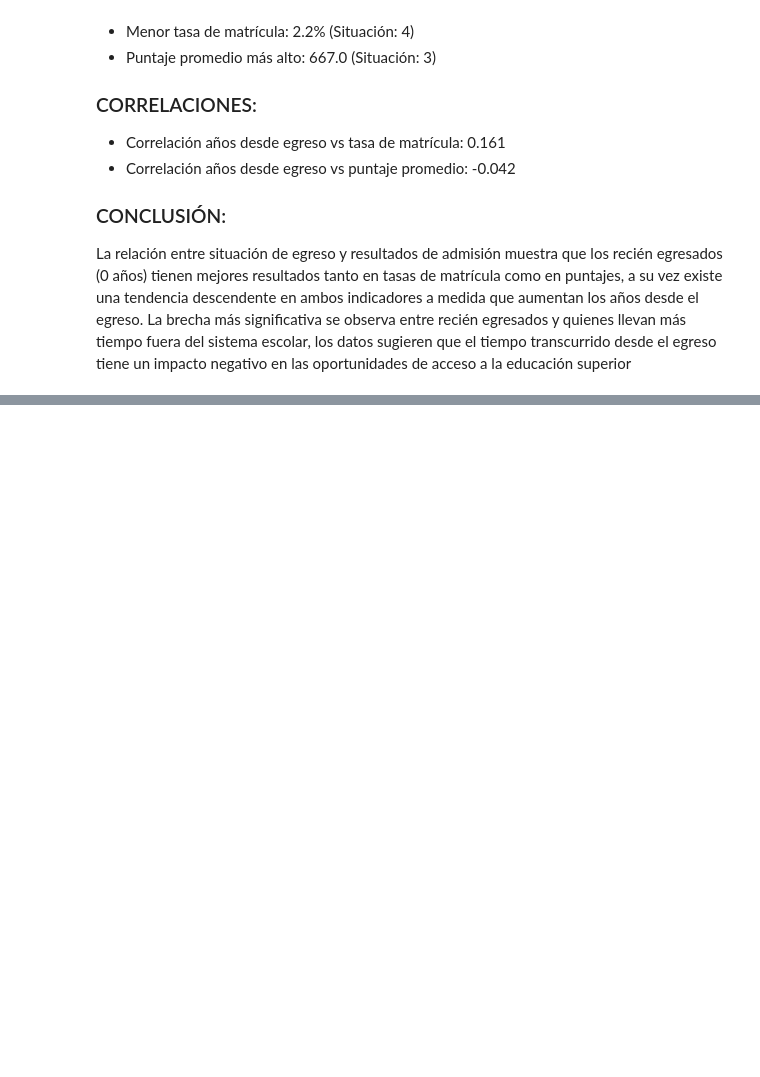
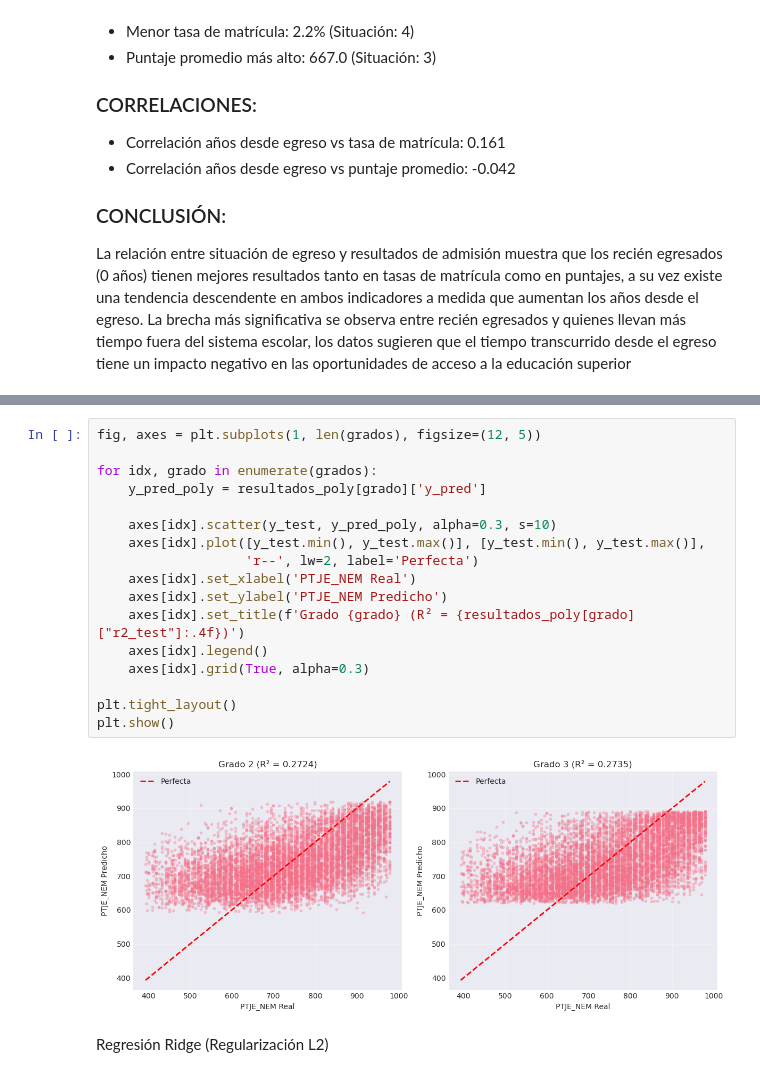
Before and after one commit to Proyecto-IMT-2200/2025-2, a Jupyter notebook: Borrador_trabajo_final.ipynb, the cells around one changed output, grey strips where cells are left out. Cells and saved outputs as stored; diff of their text form; blank space fills up the shorter version.

```diff
--- a/Borrador_trabajo_final.ipynb
+++ b/Borrador_trabajo_final.ipynb
@@ -737,0 +992,21 @@ La relación entre situación de egreso y resultados de admisión muestra que lo
+# %%
+fig, axes = plt.subplots(1, len(grados), figsize=(12, 5))
+
+for idx, grado in enumerate(grados):
+    y_pred_poly = resultados_poly[grado]['y_pred']
+
+    axes[idx].scatter(y_test, y_pred_poly, alpha=0.3, s=10)
+    axes[idx].plot([y_test.min(), y_test.max()], [y_test.min(), y_test.max()],
+                   'r--', lw=2, label='Perfecta')
+    axes[idx].set_xlabel('PTJE_NEM Real')
+    axes[idx].set_ylabel('PTJE_NEM Predicho')
+    axes[idx].set_title(f'Grado {grado} (R² = {resultados_poly[grado]["r2_test"]:.4f})')
+    axes[idx].legend()
+    axes[idx].grid(True, alpha=0.3)
+
+plt.tight_layout()
+plt.show()
+# %% [output]
+[figure, added]
+# %% [markdown]
+Regresión Ridge (Regularización L2)
```
Also changed, not shown: parts of 26 cells of this notebook, 2 other files.
